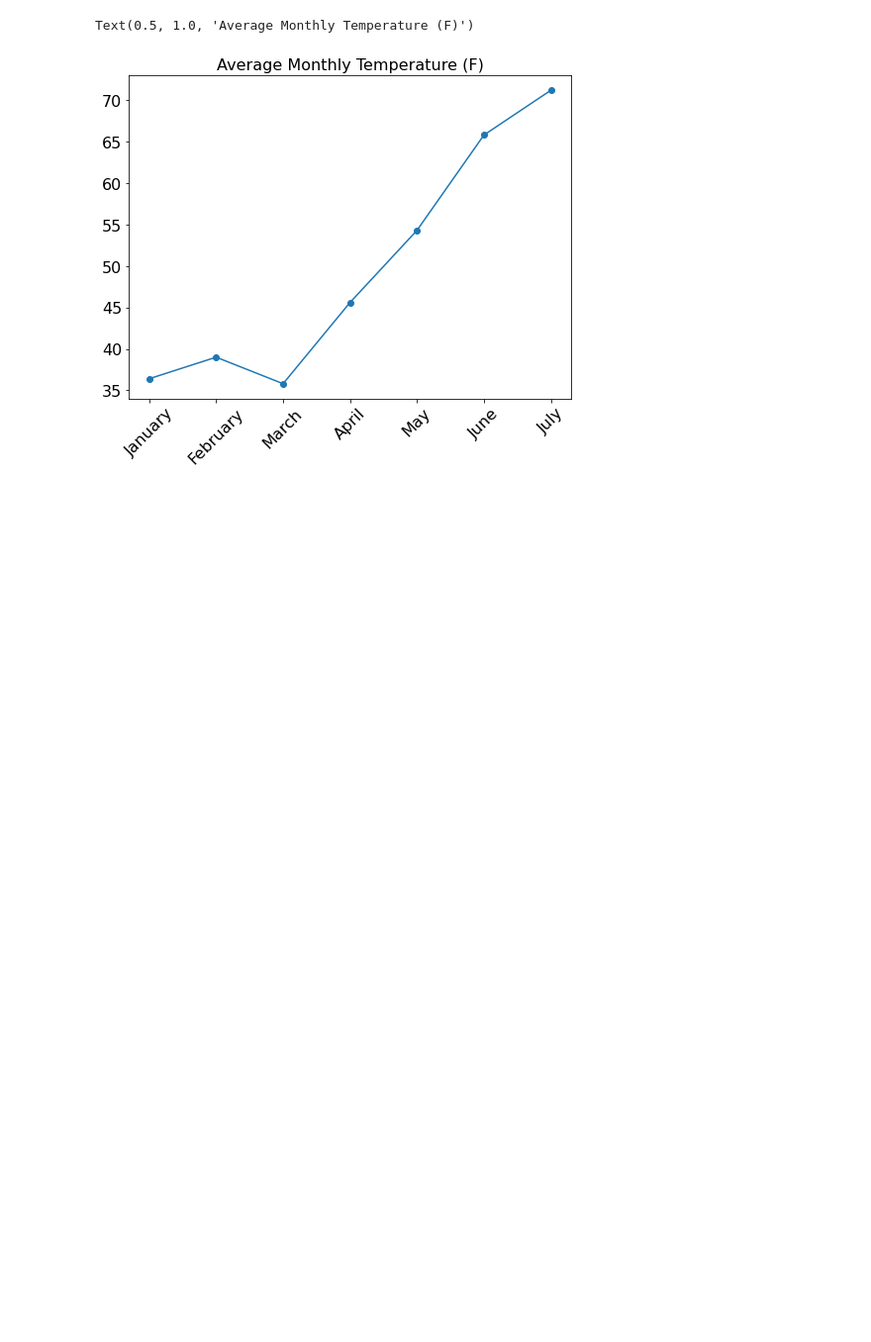
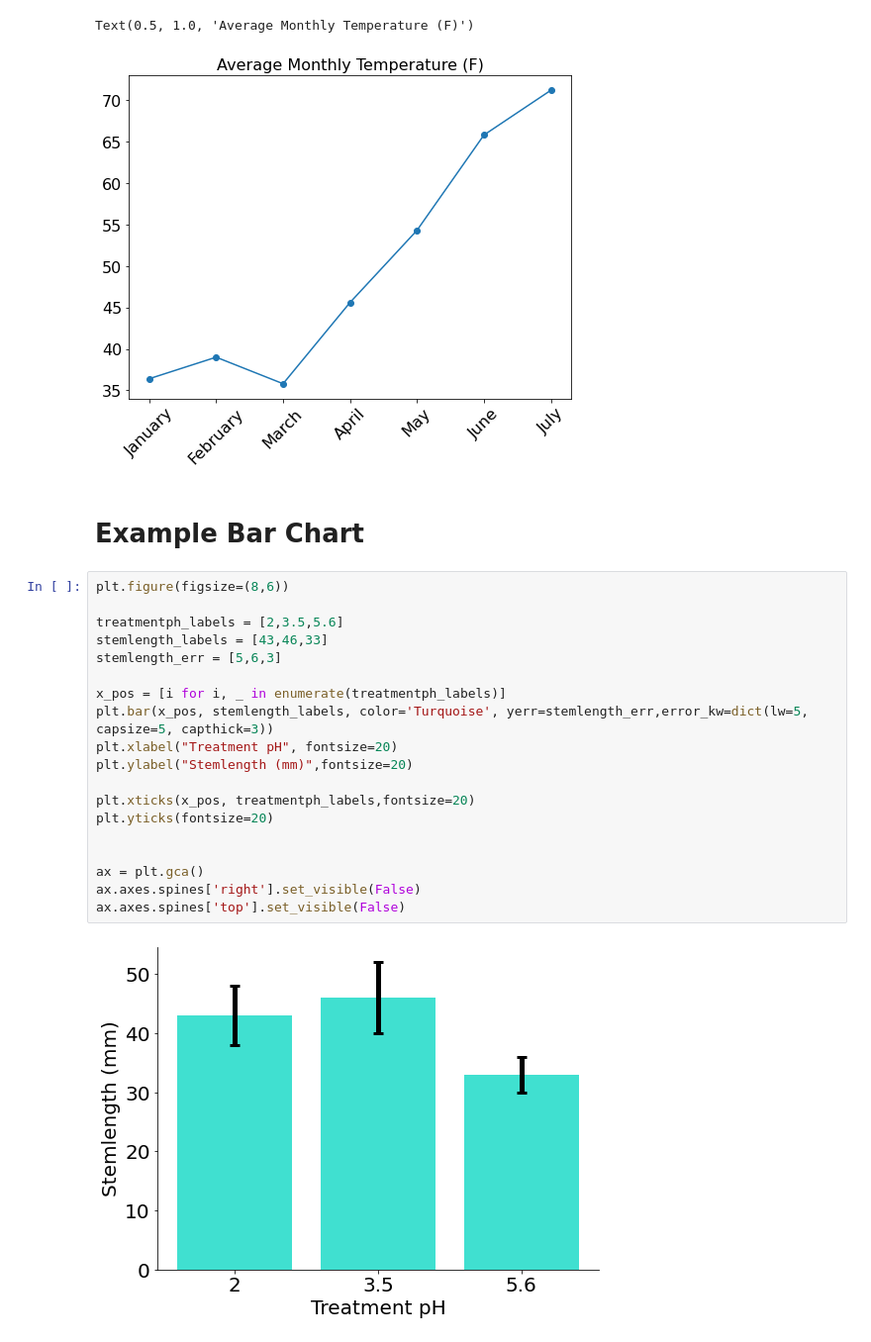
Before and after one commit to joshfuchs/DataScience_projects, a Jupyter notebook: figure_examples.ipynb, the cells around one changed output. Shown at 99% size. Cells and saved outputs as stored; diff of their text form; blank space fills up the shorter version.

Commit message:
added two example figures

```diff
--- a/figure_examples.ipynb
+++ b/figure_examples.ipynb
@@ -282,3 +282,26 @@ plt.title('Average Monthly Temperature (F)',fontsize=16)
 # %% [output]
 Text(0.5, 1.0, 'Average Monthly Temperature (F)')
 [figure]
+# %% [markdown]
+# Example Bar Chart
+# %%
+plt.figure(figsize=(8,6))
+
+treatmentph_labels = [2,3.5,5.6]
+stemlength_labels = [43,46,33]
+stemlength_err = [5,6,3]
+
+x_pos = [i for i, _ in enumerate(treatmentph_labels)]
+plt.bar(x_pos, stemlength_labels, color='Turquoise', yerr=stemlength_err,error_kw=dict(lw=5, capsize=5, capthick=3))
+plt.xlabel("Treatment pH", fontsize=20)
+plt.ylabel("Stemlength (mm)",fontsize=20)
+
+plt.xticks(x_pos, treatmentph_labels,fontsize=20)
+plt.yticks(fontsize=20)
+
+
+ax = plt.gca()
+ax.axes.spines['right'].set_visible(False)
+ax.axes.spines['top'].set_visible(False)
+# %% [output]
+[figure, added]
```
Also changed, not shown: parts of 2 cells of this notebook.
